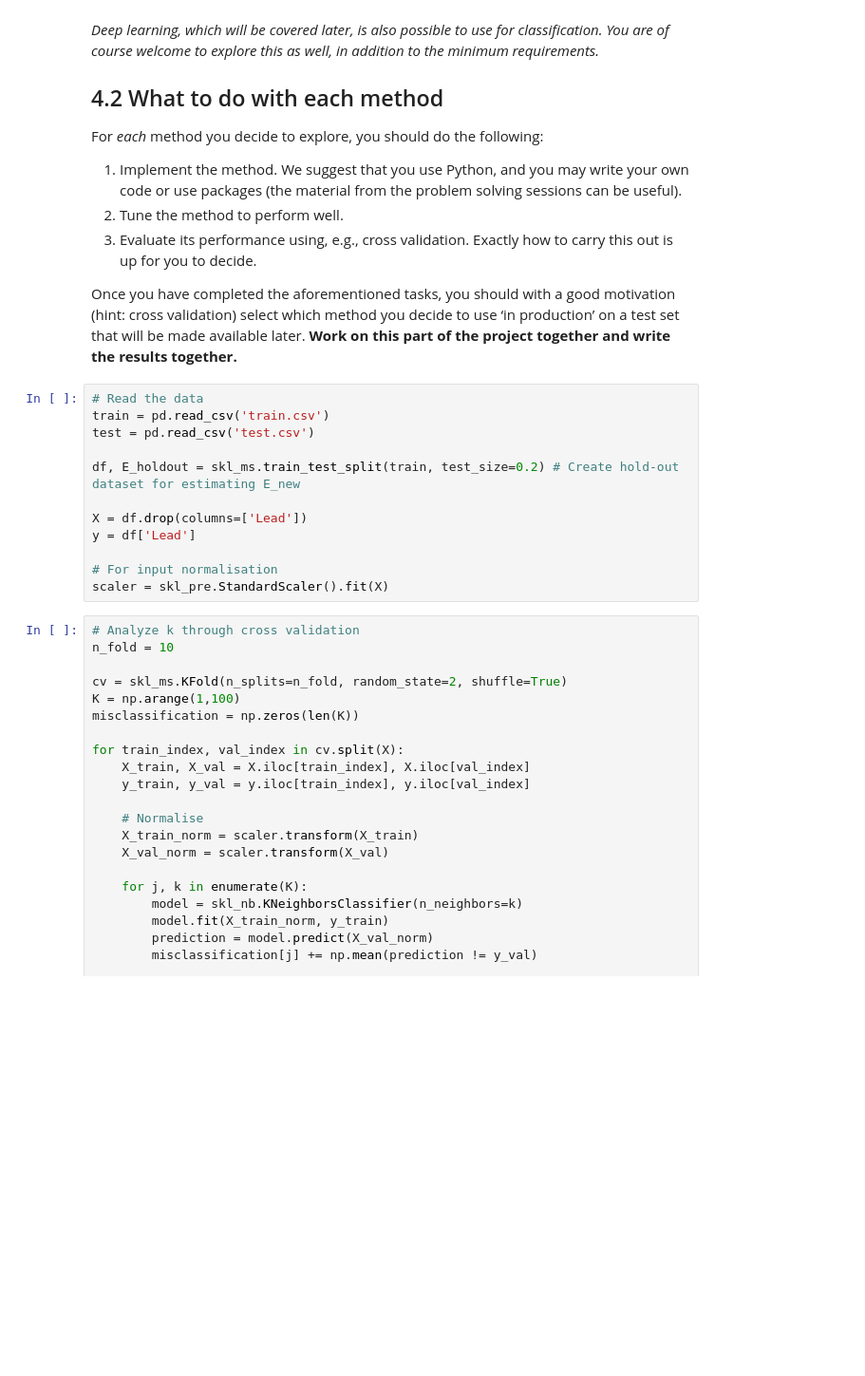
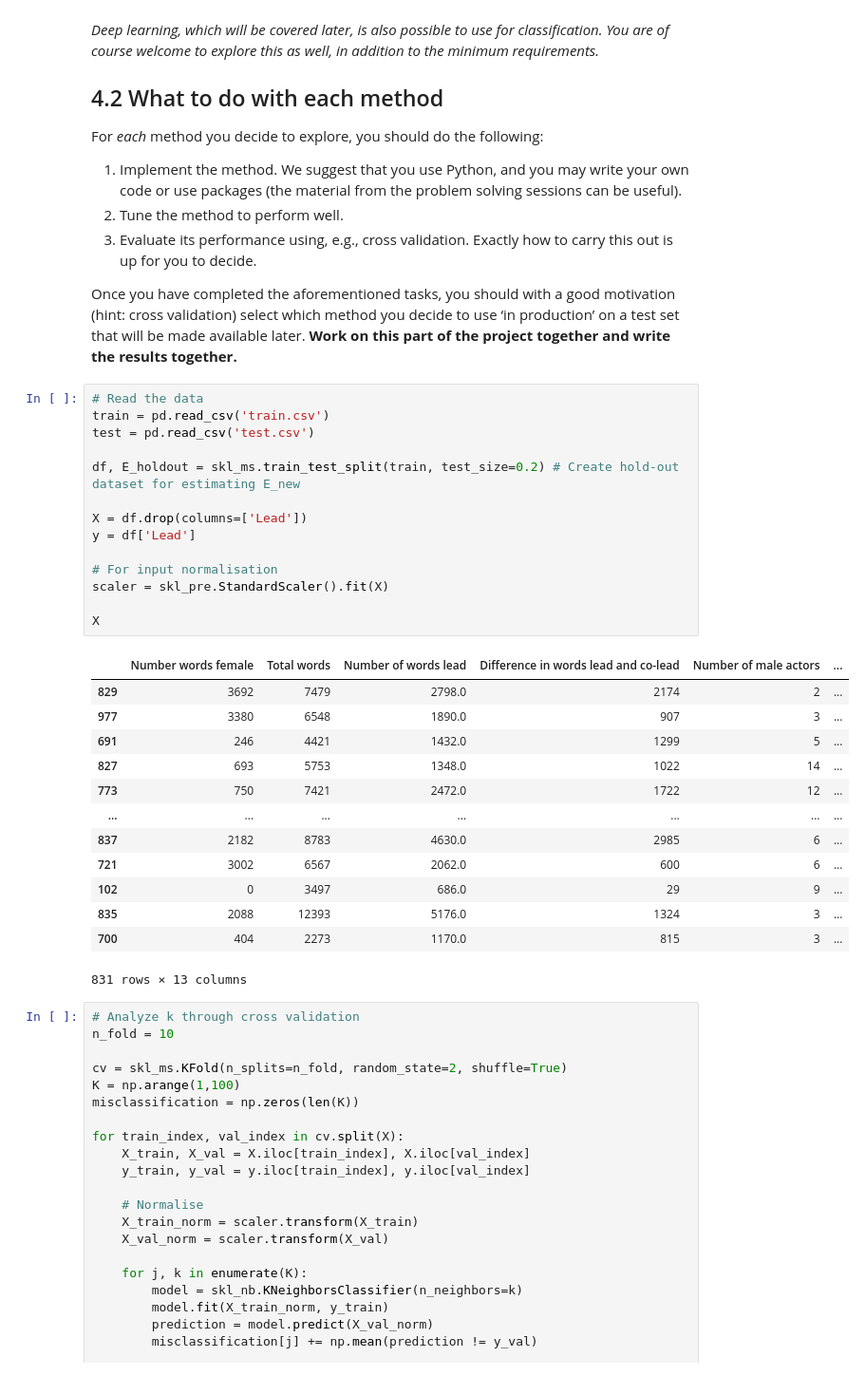
Before and after one commit to emiresenov/StatML-G37, a Jupyter notebook: GroupProject.ipynb, the cells around one changed output. Shown at 95% size. Cells and saved outputs as stored; diff of their text form; blank space fills up the shorter version.

```diff
--- a/GroupProject.ipynb
+++ b/GroupProject.ipynb
@@ -76,15 +76,31 @@ available later. **Work on this part of the project together and write the resul
 # %%
 # Read the data
 train = pd.read_csv('train.csv')
 test = pd.read_csv('test.csv')
 
 df, E_holdout = skl_ms.train_test_split(train, test_size=0.2) # Create hold-out dataset for estimating E_new
 
 X = df.drop(columns=['Lead'])
 y = df['Lead']
 
 # For input normalisation
 scaler = skl_pre.StandardScaler().fit(X)
+
+X
+# %% [output]
+|  | Number words female | Total words | Number of words lead | Difference in words lead and co-lead | Number of male actors | ... |
+| 829 | 3692 | 7479 | 2798.0 | 2174 | 2 | ... |
+| 977 | 3380 | 6548 | 1890.0 | 907 | 3 | ... |
+| 691 | 246 | 4421 | 1432.0 | 1299 | 5 | ... |
+| 827 | 693 | 5753 | 1348.0 | 1022 | 14 | ... |
+| 773 | 750 | 7421 | 2472.0 | 1722 | 12 | ... |
+| ... | ... | ... | ... | ... | ... | ... |
+| 837 | 2182 | 8783 | 4630.0 | 2985 | 6 | ... |
+| 721 | 3002 | 6567 | 2062.0 | 600 | 6 | ... |
+| 102 | 0 | 3497 | 686.0 | 29 | 9 | ... |
+| 835 | 2088 | 12393 | 5176.0 | 1324 | 3 | ... |
+| 700 | 404 | 2273 | 1170.0 | 815 | 3 | ... |
+831 rows × 13 columns
 # %%
 # Analyze k through cross validation
 n_fold = 10
```
